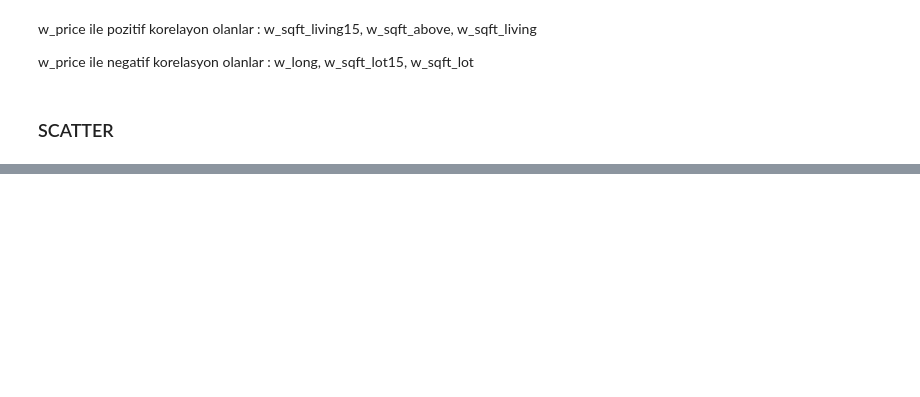
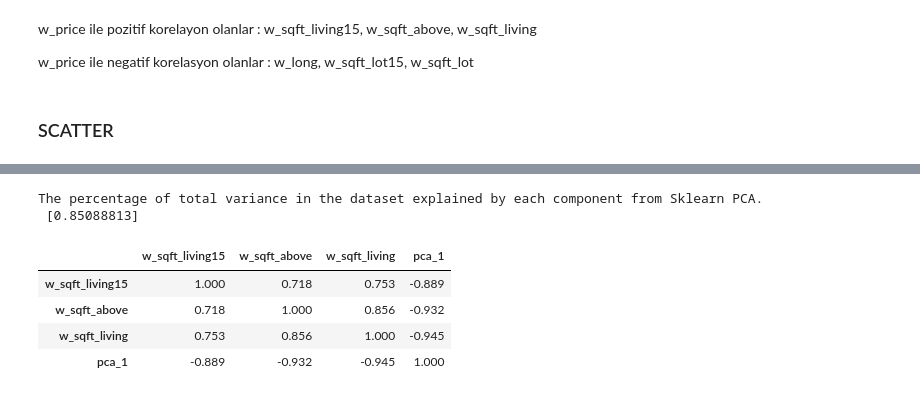
Before and after one commit to aytackolukisa/My_Projects, a Jupyter notebook: House.ipynb, the cells around one changed output, grey strips where cells are left out. Drawn from its saved outputs; the diff is of its cells as text; code cells hidden in the pictures; blank space fills up the shorter version.

```diff
--- a/House.ipynb
+++ b/House.ipynb
@@ -486,0 +476,27 @@ plt.show()
+# %%
+from sklearn.decomposition import PCA
+from sklearn.preprocessing import StandardScaler
+
+X = house[["w_sqft_living15", "w_sqft_above", "w_sqft_living"]]
+
+X = StandardScaler().fit_transform(X)
+
+sklearn_pca = PCA(n_components=1)
+house["pca_1"] = sklearn_pca.fit_transform(X)
+
+print(
+    'The percentage of total variance in the dataset explained by each',
+    'component from Sklearn PCA.\n',
+    sklearn_pca.explained_variance_ratio_
+)
+# %% [output]
+The percentage of total variance in the dataset explained by each component from Sklearn PCA.
+ [0.85088813]
+# %%
+house[["w_sqft_living15", "w_sqft_above", "w_sqft_living","pca_1"]].corr()
+# %% [output]
+|  | w_sqft_living15 | w_sqft_above | w_sqft_living | pca_1 |
+| w_sqft_living15 | 1.000 | 0.718 | 0.753 | -0.889 |
+| w_sqft_above | 0.718 | 1.000 | 0.856 | -0.932 |
+| w_sqft_living | 0.753 | 0.856 | 1.000 | -0.945 |
+| pca_1 | -0.889 | -0.932 | -0.945 | 1.000 |
```
Also changed, not shown: parts of 7 cells of this notebook.
